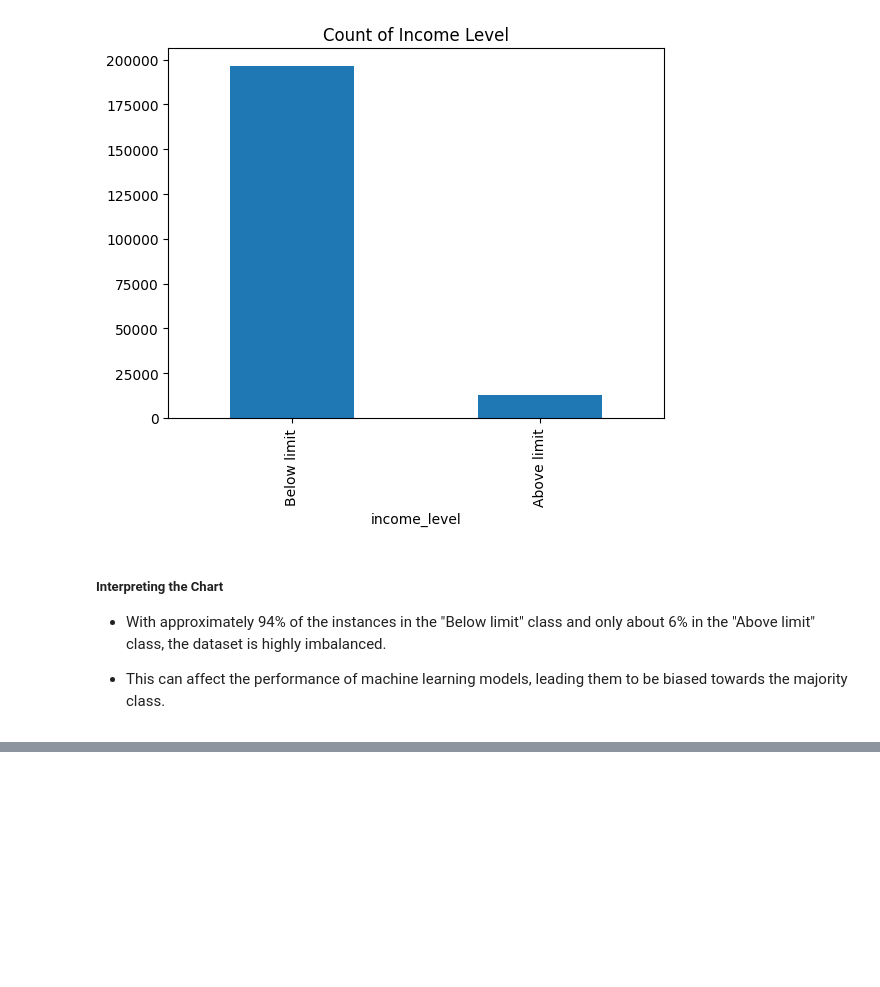
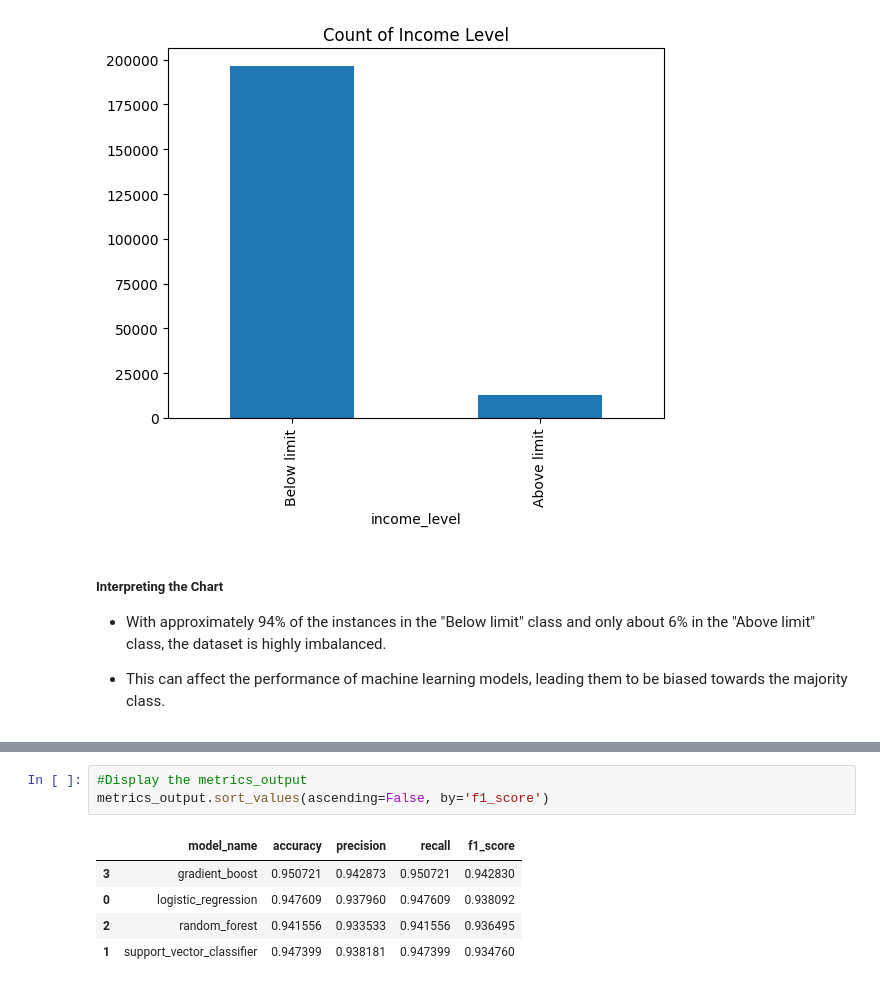
Before and after one commit to AndyMortey/PREDICTING-ANNUAL-INCOME-USING-MACHINE-LEARNING, a Jupyter notebook: notebook.ipynb, the cells around one changed output, grey strips where cells are left out. Saved outputs shown, nothing was run; the diff lists cells and outputs as text; blank space fills up the shorter version.

Commit message:
Model Training

```diff
--- a/notebook.ipynb
+++ b/notebook.ipynb
@@ -755,0 +838,9 @@ ModuleNotFoundError: No module named 'sklearn'
+# %%
+#Display the metrics_output
+metrics_output.sort_values(ascending=False, by='f1_score')
+# %% [output]
+|  | model_name | accuracy | precision | recall | f1_score |
+| 3 | gradient_boost | 0.950721 | 0.942873 | 0.950721 | 0.942830 |
+| 0 | logistic_regression | 0.947609 | 0.937960 | 0.947609 | 0.938092 |
+| 2 | random_forest | 0.941556 | 0.933533 | 0.941556 | 0.936495 |
+| 1 | support_vector_classifier | 0.947399 | 0.938181 | 0.947399 | 0.934760 |
```
Also changed, not shown: parts of 14 cells of this notebook, 1 other file.
